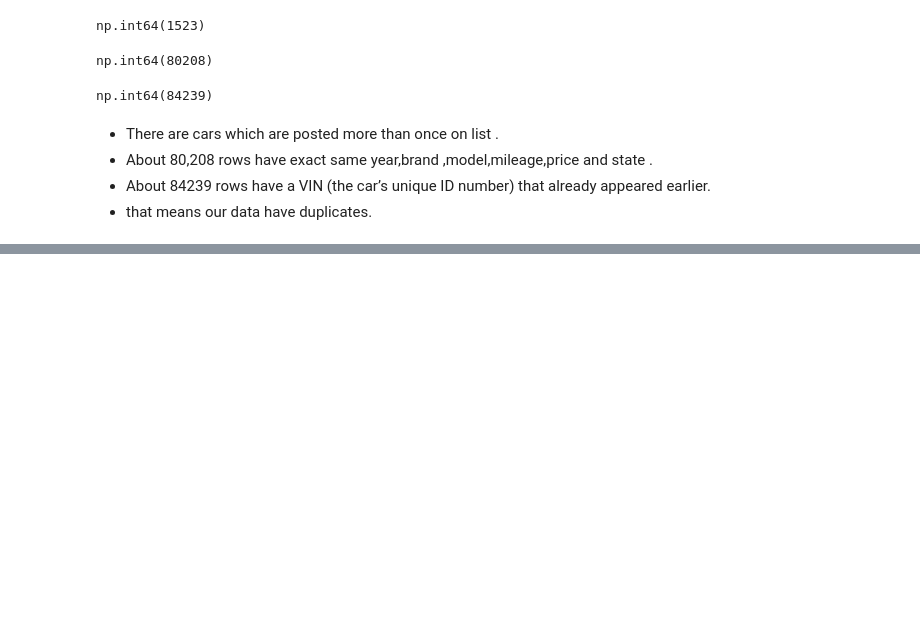
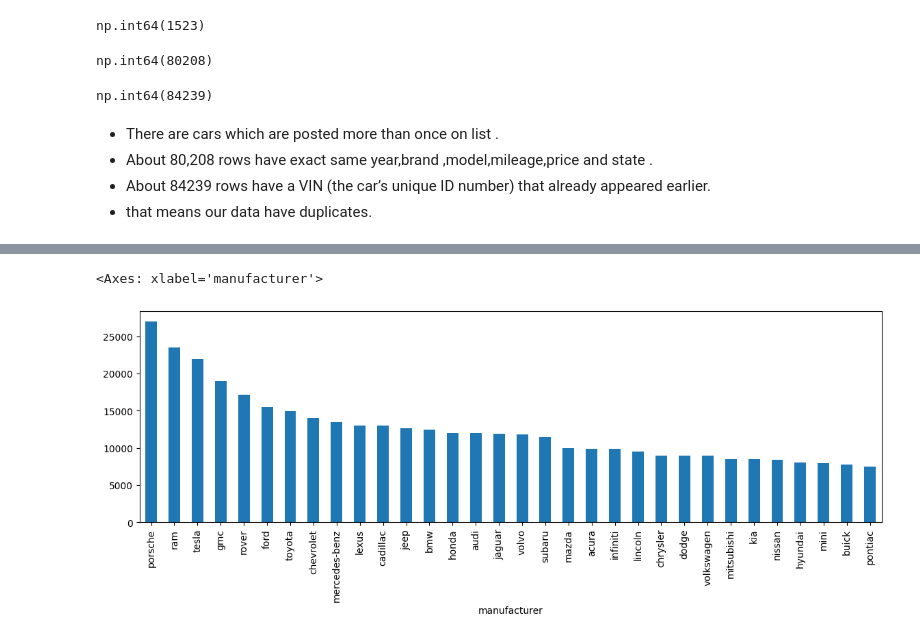
Before and after one commit to dahalaayush000-hue/Ml_journey, a Jupyter notebook: 2.Second/2.Feature_analysis.ipynb, the cells around one changed output, grey strips where cells are left out. Saved outputs shown, nothing was run; the diff lists cells and outputs as text; code cells hidden in the pictures; blank space fills up the shorter version.

```diff
--- a/2.Second/2.Feature_analysis.ipynb
+++ b/2.Second/2.Feature_analysis.ipynb
@@ -213,0 +247,6 @@ np.int64(84239)
+# %%
+counts= temp['manufacturer'].value_counts()
+common=counts[counts >=500].index
+
+brand_median = temp[temp['manufacturer'].isin(common)].groupby('manufacturer')['price_numeric'].median().sort_values(ascending=False)
+brand_median
@@ -213,0 +271,5 @@ np.int64(84239)
+# %%
+brand_median.plot(kind='bar',figsize=(14,4))
+# %% [output]
+<Axes: xlabel='manufacturer'>
+[figure, added]
```
Also changed, not shown: parts of 34 cells of this notebook, 1 other file.
